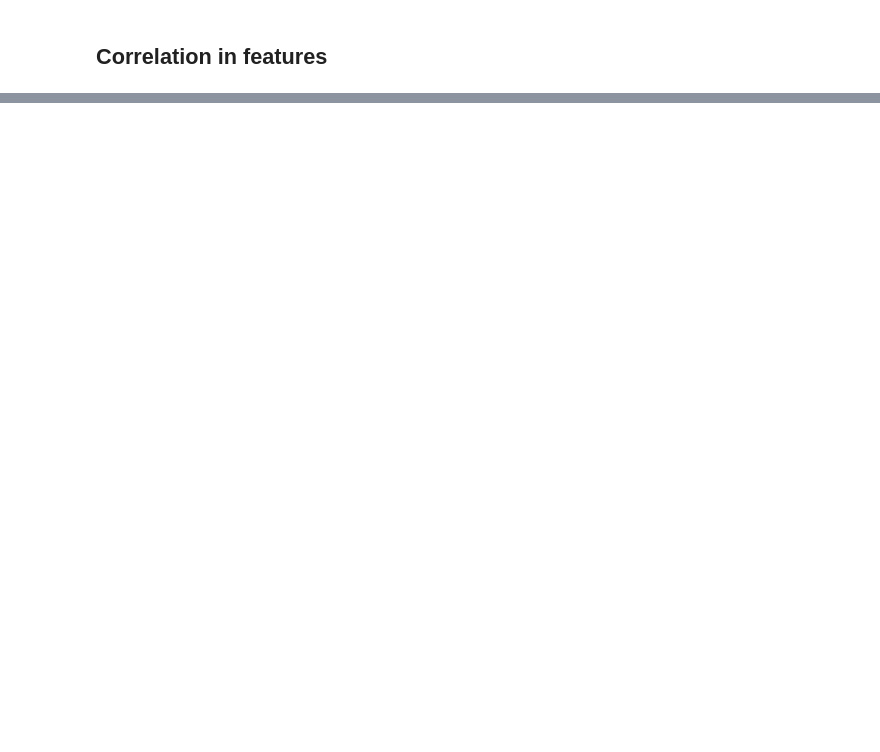
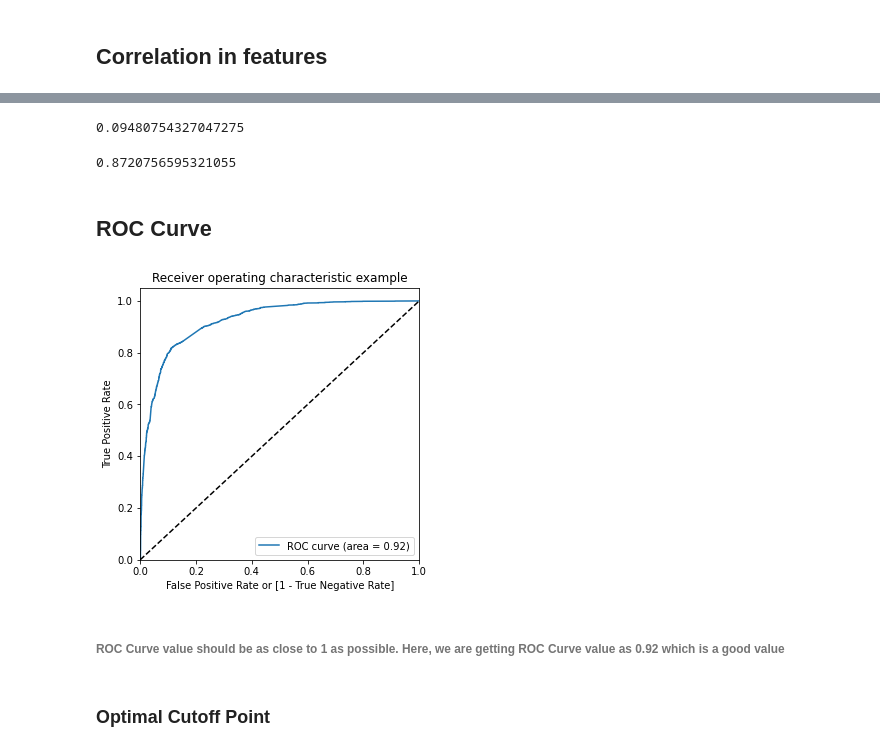
Before and after one commit to AnkitaGuptaIndia/Lead_Scoring_Case_Study, a Jupyter notebook: Lead Scoring Assignment v1.ipynb, the cells around one changed output, grey strips where cells are left out. Saved outputs shown, nothing was run; the diff lists cells and outputs as text; code cells hidden in the pictures; blank space fills up the shorter version.

```diff
--- a/Lead Scoring Assignment v1.ipynb
+++ b/Lead Scoring Assignment v1.ipynb
@@ -888,0 +1407,3 @@ plt.show()
+# %%
+y_train_pred = y_train_pred.values.reshape(-1)
+y_train_pred[:10]
@@ -888,0 +1413,4 @@ plt.show()
+# %%
+y_train_pred_final = pd.DataFrame({'Converted':y_train.values, 'Converted_prob':y_train_pred})
+y_train_pred_final['Prospect ID'] = y_train.index
+y_train_pred_final.head()
@@ -888,0 +1426,5 @@ plt.show()
+# %%
+y_train_pred_final['Predicted'] = y_train_pred_final.Converted_prob.map(lambda x: 1 if x > 0.5 else 0)
+
+# Let's see the head
+y_train_pred_final.head()
@@ -888,0 +1475,29 @@ plt.show()
+# %%
+# Calculate false postive rate - predicting Conversion when customer does not have Converted
+print(FP/ float(TN+FP))
+# %% [output]
+0.09480754327047275
+# %%
+# Negative predictive value
+print (TN / float(TN+ FN))
+# %% [output]
+0.8720756595321055
+# %% [markdown]
+## ROC Curve
+# %%
+def draw_roc( actual, probs ):
+    fpr, tpr, thresholds = metrics.roc_curve( actual, probs,
+                                              drop_intermediate = False )
+    auc_score = metrics.roc_auc_score( actual, probs )
+    plt.figure(figsize=(5, 5))
+    plt.plot( fpr, tpr, label='ROC curve (area = %0.2f)' % auc_score )
+    plt.plot([0, 1], [0, 1], 'k--')
+    plt.xlim([0.0, 1.0])
+    plt.ylim([0.0, 1.05])
+    plt.xlabel('False Positive Rate or [1 - True Negative Rate]')
+    plt.ylabel('True Positive Rate')
+    plt.title('Receiver operating characteristic example')
+    plt.legend(loc="lower right")
+    plt.show()
+
+    return None
@@ -888,0 +1507,8 @@ plt.show()
+# %%
+draw_roc(y_train_pred_final.Converted, y_train_pred_final.Converted_prob)
+# %% [output]
+[figure, added]
+# %% [markdown]
+###### ROC Curve value should be as close to 1 as possible. Here, we are getting ROC Curve value as 0.92 which is a good value
+# %% [markdown]
+### Optimal Cutoff Point
```
Also changed, not shown: parts of 111 cells of this notebook.
